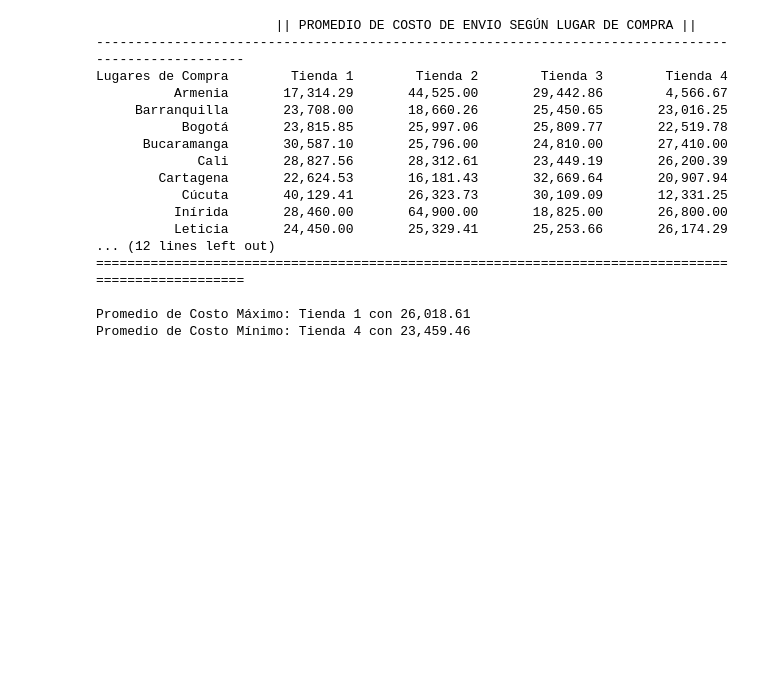
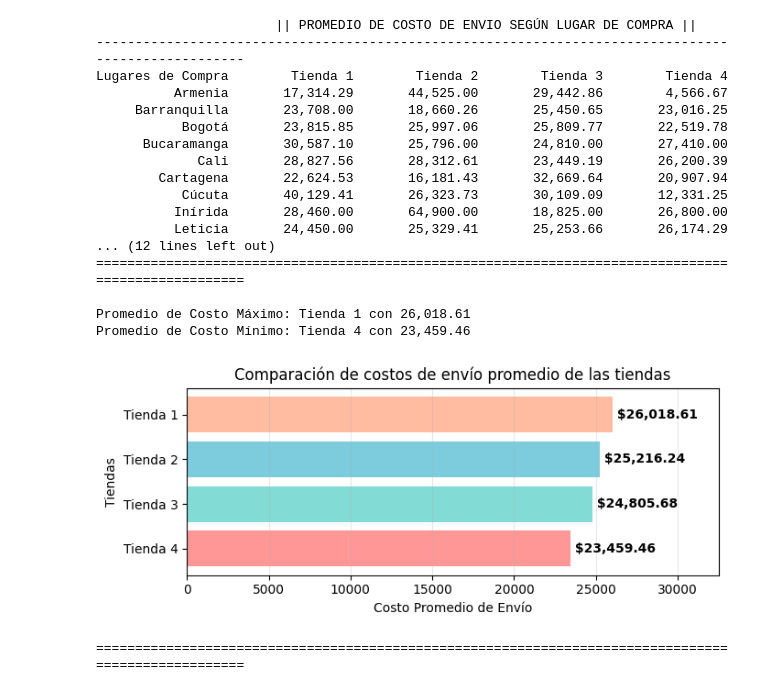
Before and after one commit to Zzero-73/Python_Alura_Latam, a Jupyter notebook: AluraStoreLatam_Zero.ipynb, the cells around one changed output. Saved outputs shown, nothing was run; the diff lists cells and outputs as text; code cells hidden in the pictures; blank space fills up the shorter version.

```diff
--- a/AluraStoreLatam_Zero.ipynb
+++ b/AluraStoreLatam_Zero.ipynb
@@ -826,3 +959,54 @@ Lugares de Compra        Tienda 1        Tienda 2        Tienda 3        Tienda
 
 Promedio de Costo Máximo: Tienda 1 con 26,018.61
 Promedio de Costo Mínimo: Tienda 4 con 23,459.46
+# %%
+# Crearemos un gráfico de barras horizontales para visualizar solo los Promedios Generales por tienda.
+import matplotlib.pyplot as plt
+import pandas as pd
+
+# Calcular los promedios generales por cada tienda
+Promedios_t1 = tienda['Costo de envío'].mean()
+Promedios_t2 = tienda2['Costo de envío'].mean()
+Promedios_t3 = tienda3['Costo de envío'].mean()
+Promedios_t4 = tienda4['Costo de envío'].mean()
+
+# Crear diccionario con los promedios
+promedios_dict = {
+    'Tienda 1': Promedios_t1,
+    'Tienda 2': Promedios_t2,
+    'Tienda 3': Promedios_t3,
+    'Tienda 4': Promedios_t4
+}
+
+# Ordenar de mayor a menor
+promedios_ordenados = sorted(promedios_dict.items(), key=lambda x: x[1], reverse=False)
+
+# Separar tiendas y valores
+tiendas = [item[0] for item in promedios_ordenados]
+valores = [item[1] for item in promedios_ordenados]
+
+# Colores personalizados
+colores = ['#FF6B6B', '#4ECDC4', '#45B7D1', '#FFA07A']
+
+# Gráfico de barras horizontales
+plt.figure(figsize=(7, 3))
+barras = plt.barh(tiendas, valores, color=colores, alpha=0.7)
+plt.xlabel('Costo Promedio de Envío')
+plt.ylabel('Tiendas')
+plt.title('Comparación de costos de envío promedio de las tiendas')
+plt.grid(True, alpha=0.3, axis='x')
+
+# Agregar los valores al final de cada barra
+for i, v in enumerate(valores):
+    plt.text(v, i, f' ${v:,.2f}', va='center', fontsize=10, fontweight='bold')
+
+# Ajustar el límite del eje X para dar 15% más de espacio
+max_valor = max(valores)
+plt.xlim(0, max_valor * 1.25)
+
+plt.tight_layout()
+plt.show()
+print("="*100)
+# %% [output]
+[figure, added]
+====================================================================================================
```
Also changed, not shown: parts of 7 cells of this notebook.
